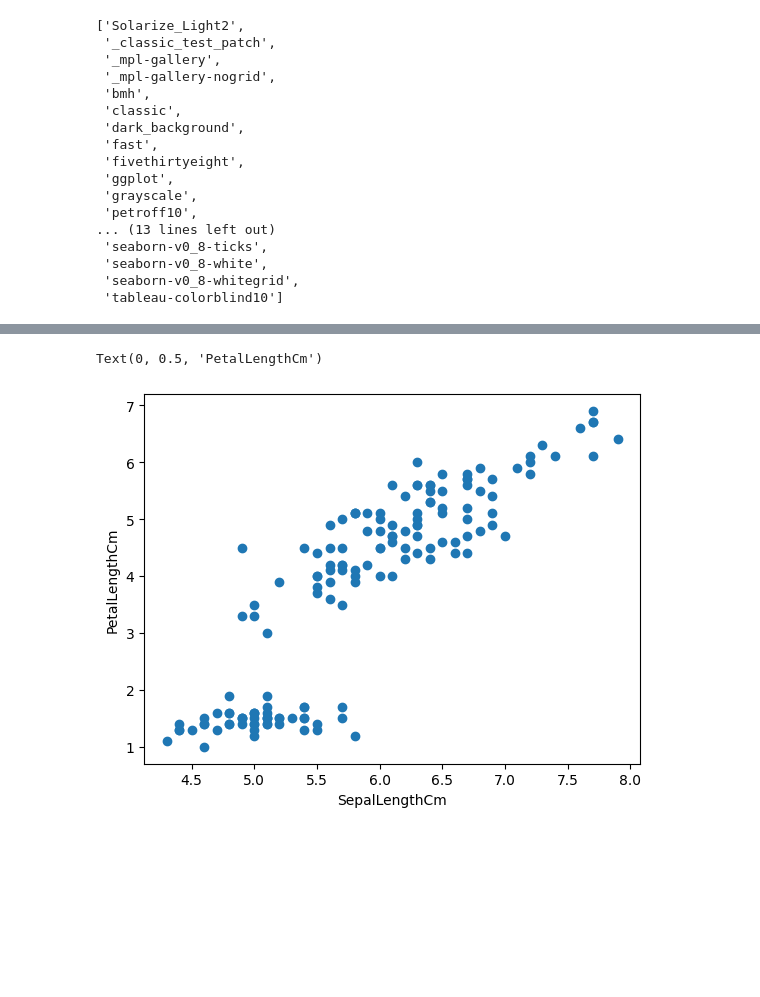
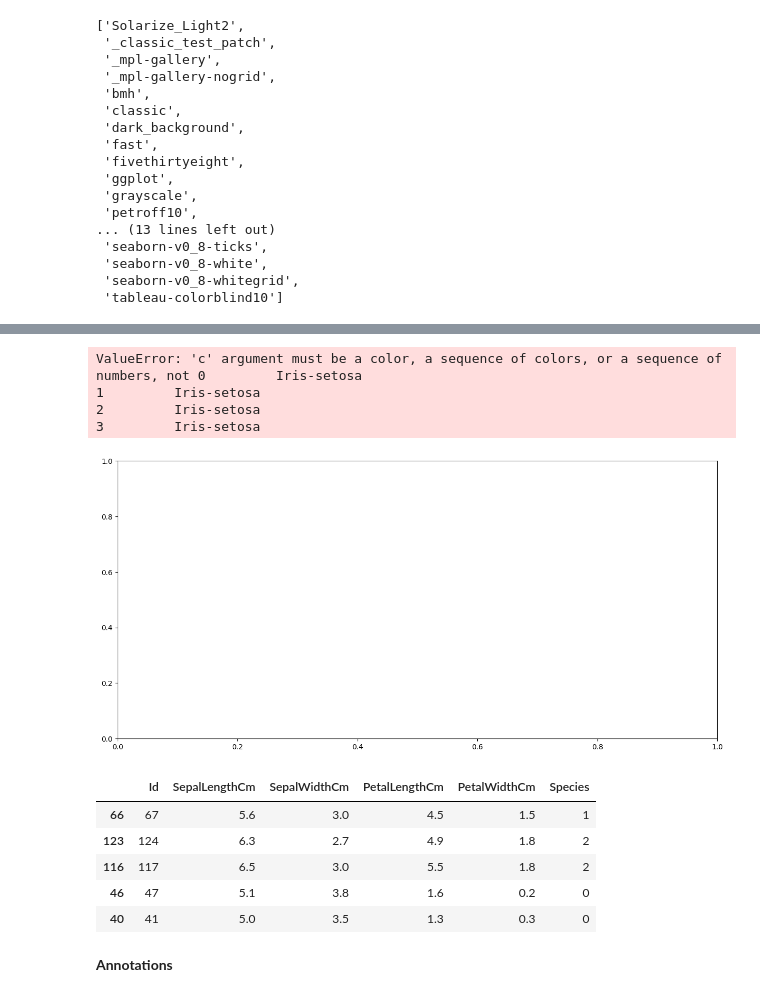
Before and after one commit to Vaidehi1005/MachineLearning, a Jupyter notebook: Matplotlib.ipynb, the cells around one changed output, grey strips where cells are left out. Drawn from its saved outputs; the diff is of its cells as text; code cells hidden in the pictures; blank space fills up the shorter version.

```diff
--- a/Matplotlib.ipynb
+++ b/Matplotlib.ipynb
@@ -513,9 +513,21 @@ iris.sample(7)
-# %%
-#relationship between the sepal and petal length using graph
-plt.scatter(iris['SepalLengthCm'],iris['PetalLengthCm'])
-plt.xlabel('SepalLengthCm')
-plt.ylabel('PetalLengthCm')
-# %% [output]
-Text(0, 0.5, 'PetalLengthCm')
-[figure, removed]
+# %%
+plt.figure(figsize=(15,7))
+
+
+#relationship between the sepal and petal length using graph
+plt.scatter(iris['SepalLengthCm'],iris['PetalLengthCm'],c=iris['Species'],cmap='plasma',alpha=0.7)
+plt.title('Sepal Length vs Petal Length')
+plt.xlabel('SepalLengthCm')
+plt.ylabel('PetalLengthCm')
+plt.colorbar()
+
+# c is the hidden parameter for plotting the points in the different color and it diffferiante in to the species and cmap is type for the different filters for the mapping colors
+
+# c means color
+# %% [output]
+ValueError: 'c' argument must be a color, a sequence of colors, or a sequence of numbers, not 0         Iris-setosa
+1         Iris-setosa
+2         Iris-setosa
+3         Iris-setosa
+[figure, added]
 # %%
@@ -522,0 +535,12 @@ Text(0, 0.5, 'PetalLengthCm')
+# %%
+iris['Species'] = iris['Species'].replace({'Iris-setosa':0,'Iris-versicolor':1,'Iris-virginica':2})
+iris.sample(5)
+# %% [output]
+|  | Id | SepalLengthCm | SepalWidthCm | PetalLengthCm | PetalWidthCm | Species |
+| 66 | 67 | 5.6 | 3.0 | 4.5 | 1.5 | 1 |
+| 123 | 124 | 6.3 | 2.7 | 4.9 | 1.8 | 2 |
+| 116 | 117 | 6.5 | 3.0 | 5.5 | 1.8 | 2 |
+| 46 | 47 | 5.1 | 3.8 | 1.6 | 0.2 | 0 |
+| 40 | 41 | 5.0 | 3.5 | 1.3 | 0.3 | 0 |
+# %% [markdown]
+**Annotations**
```
Also changed, not shown: parts of 29 cells of this notebook.
